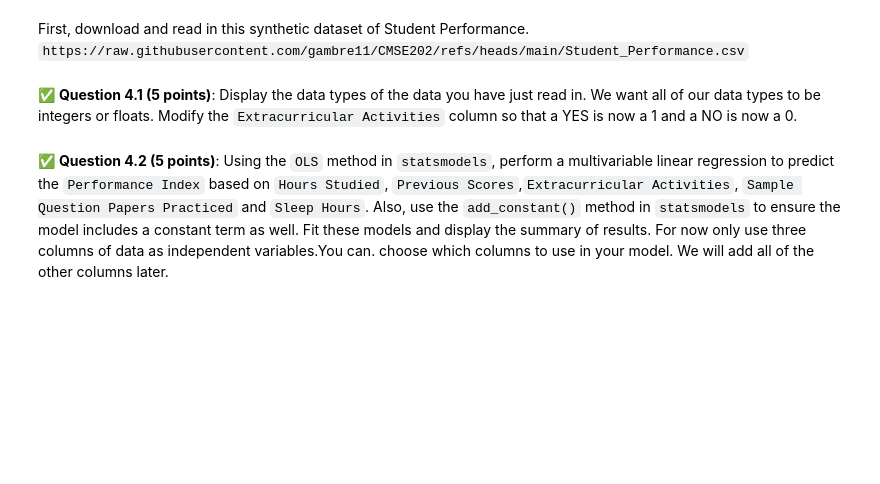
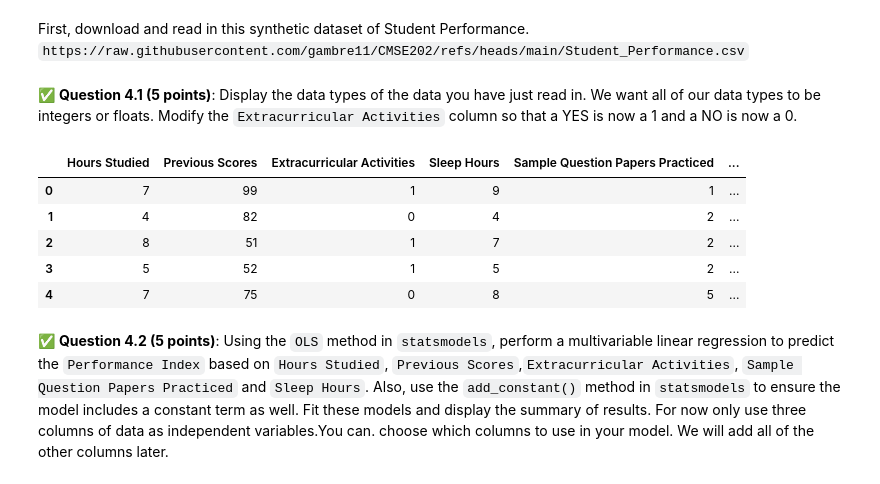
Before and after one commit to Demskini/CMSE202-fs25-turnin, a Jupyter notebook: hw-03/HW-03_Regression-S25-STUDENT.ipynb, the cells around one changed output. Drawn from its saved outputs; the diff is of its cells as text; code cells hidden in the pictures; blank space fills up the shorter version.

```diff
--- a/hw-03/HW-03_Regression-S25-STUDENT.ipynb
+++ b/hw-03/HW-03_Regression-S25-STUDENT.ipynb
@@ -249,2 +247,15 @@ First, download and read in this synthetic dataset of Student Performance. `http
+# %%
+sp_df = pd.read_csv("Student_Performance.csv")
+# Clean the 'Extracurricular Activities' column: strip whitespace and standardize case {FROM CHAT GPT}
+sp_df['Extracurricular Activities'] = sp_df['Extracurricular Activities'].str.strip().str.upper() # Used Chat gpt to create this line right here (4/4 asked chat gpt "Here is my current code... How do I make it so I don't get NaN values and instead get the 1's and 0's like I sought after.
+sp_df['Extracurricular Activities'] = sp_df['Extracurricular Activities'].map({'YES': 1, 'NO': 0})
+sp_df.head()
+# %% [output]
+|  | Hours Studied | Previous Scores | Extracurricular Activities | Sleep Hours | Sample Question Papers Practiced | ... |
+| 0 | 7 | 99 | 1 | 9 | 1 | ... |
+| 1 | 4 | 82 | 0 | 4 | 2 | ... |
+| 2 | 8 | 51 | 1 | 7 | 2 | ... |
+| 3 | 5 | 52 | 1 | 5 | 2 | ... |
+| 4 | 7 | 75 | 0 | 8 | 5 | ... |
 # %% [markdown]
 &#9989;  **Question 4.2 (5 points)**: Using the `OLS` method in `statsmodels`, perform a multivariable linear regression to predict the `Performance Index` based on `Hours Studied`, `Previous Scores`,`Extracurricular Activities`, `Sample Question Papers Practiced` and `Sleep Hours`. Also, use the `add_constant()` method in `statsmodels` to ensure the model includes a constant term as well. Fit these models and display the summary of results.  For now only use three columns of data as independent variables.You can. choose which columns to use in your model. We will add all of the other columns later.
```
Also changed, not shown: parts of 13 cells of this notebook.
